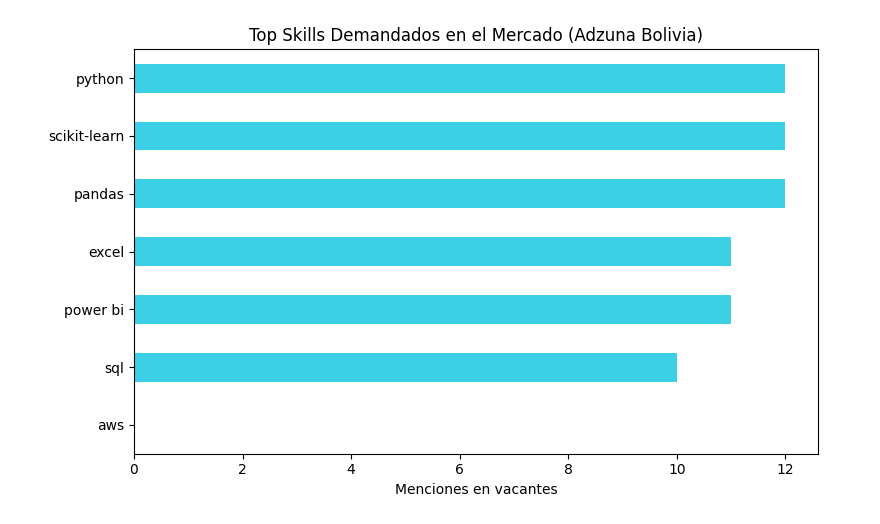
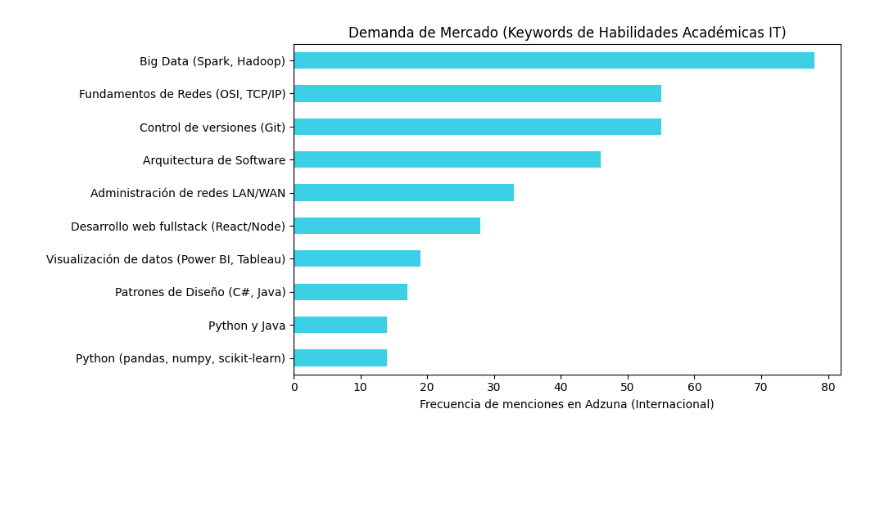
Before and after one commit to temps-code/brecha-digital-bi, a Jupyter notebook: notebooks/02_brecha_habilidades.ipynb, the cells around one changed output. Cells and saved outputs as stored; diff of their text form; code cells hidden in the pictures; blank space fills up the shorter version.

```diff
--- a/notebooks/02_brecha_habilidades.ipynb
+++ b/notebooks/02_brecha_habilidades.ipynb
@@ -21,5 +11,18 @@ conn = pyodbc.connect(
 # %%
-# Cargamos los datos de vacantes limpios que generó el pipeline
-df_adzuna = pd.read_csv("../data/processed/empleos/vacantes_tecnologicas_cleaned.csv")
+# Cargamos los datos de vacantes y de competencias académicas
+df_adzuna = pd.read_csv(DATA_PATH / 'empleos' / 'vacantes_tecnologicas_cleaned.csv')
+df_competencias = pd.read_csv(DATA_PATH / 'competenciasdigitales_cleaned.csv')
+df_carreras = pd.read_csv(DATA_PATH / 'carreras_cleaned.csv')
+
+it_careers = ['Ingeniería de Sistemas', 'Ingeniería de Software', 'Ciencia de Datos', 'Telecomunicaciones y Redes', 'Ciberseguridad']
+df_carreras_it = df_carreras[df_carreras['NombreCarrera'].isin(it_careers)]
+
+# Filtramos competencias para que solo sean de las carreras de IT
+it_career_ids = df_carreras_it['CarreraID'].unique()
+df_competencias = df_competencias[df_competencias['CarreraID'].isin(it_career_ids)]
+
+print(f"Total vacantes cargadas: {len(df_adzuna)}")
+print(f"Total competencias académicas (IT): {len(df_competencias)}")
 display(df_adzuna.head(2))
+display(df_competencias.head(2))
 # %% [output]
@@ -29,19 +37,36 @@ display(df_adzuna.head(2))
 # %%
-# Unimos todas las descripciones de las vacantes en un solo texto gigante
+# 1. Mapeo de Habilidades a Carreras (Local)
+df_skill_mapping = df_competencias.merge(df_carreras_it[['CarreraID', 'NombreCarrera']], on='CarreraID')
+df_skill_mapping = df_skill_mapping[['NombreHabilidad', 'NombreCarrera', 'NivelRequerido']]
+
+# 2. Análisis de Texto de Vacantes Adzuna (Refinado con Keywords)
 texto_vacantes = " ".join(df_adzuna['description'].dropna().astype(str)).lower()
 
-# Buscamos habilidades clave
-skills_a_buscar = ['python', 'sql', 'excel', 'power bi', 'java', 'aws', 'pandas', 'scikit-learn']
-conteo_mercado = {skill: texto_vacantes.count(skill) for skill in skills_a_buscar}
-top_mercado = pd.Series(conteo_mercado).sort_values(ascending=False).head(7)
+# Extraemos keywords de las habilidades académicas para un matching más realista
+import re
+def extract_keywords(skill_name):
+    # Tomamos palabras de más de 3 letras que no sean conectores comunes
+    words = re.findall(r'\b\w{3,}\b', skill_name.lower())
+    stopwords = {'bases', 'datos', 'relacionales', 'gestión', 'proyectos', 'para', 'con', 'del'}
+    return [w for w in words if w not in stopwords]
 
-# Graficamos
-plt.figure(figsize=(8, 5))
+conteo_mercado = {}
+for skill in df_competencias['NombreHabilidad'].unique():
+    keywords = extract_keywords(skill)
+    if keywords:
+        # Si alguna keyword de la skill aparece, la contamos
+        menciones = sum(texto_vacantes.count(kw) for kw in keywords)
+        conteo_mercado[skill] = menciones
+
+top_mercado = pd.Series(conteo_mercado).sort_values(ascending=False).head(10)
+
+# 3. Graficamos: Demanda de Mercado (Keywords)
+plt.figure(figsize=(10, 5))
 top_mercado.plot(kind='barh', color="#3cd0e7")
-plt.title('Top Skills Demandados en el Mercado (Adzuna Bolivia)')
-plt.xlabel('Menciones en vacantes')
+plt.title('Demanda de Mercado (Keywords de Habilidades Académicas IT)')
+plt.xlabel('Frecuencia de menciones en Adzuna (Internacional)')
 plt.gca().invert_yaxis()
 plt.tight_layout()
 plt.show()
 # %% [output]
-[figure, old version]
+[figure, new version]
```
Also changed, not shown: parts of 4 cells of this notebook, 37 other files.
